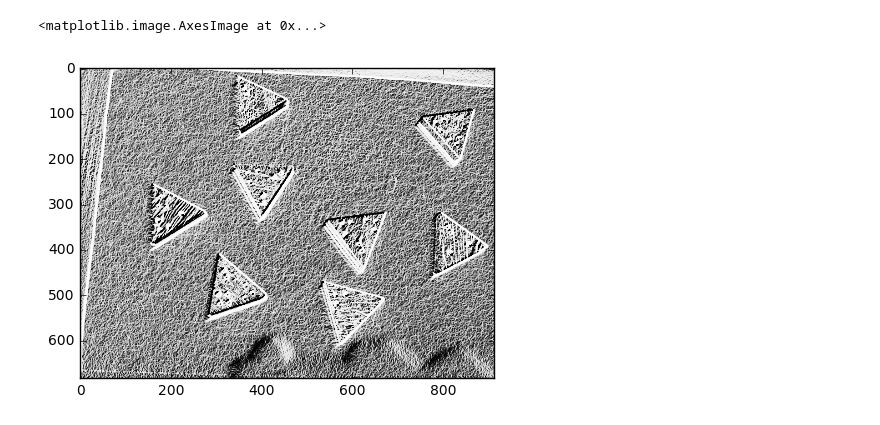
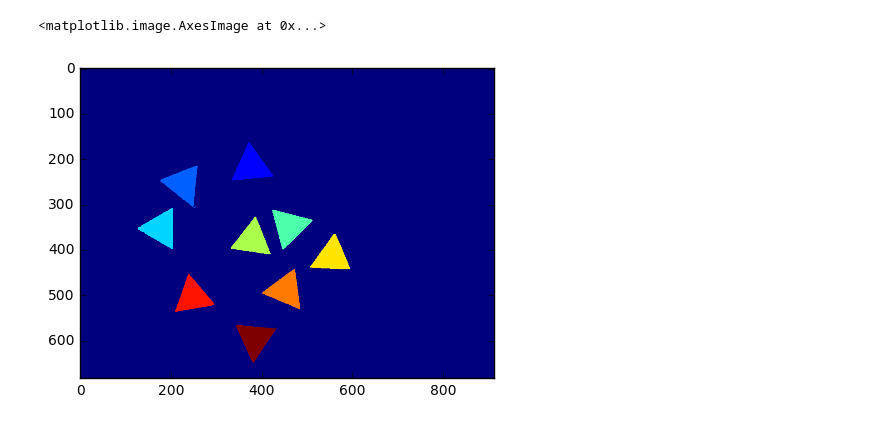
Before and after one commit to etoestja/inf, a Jupyter notebook: mipt/s8/images/1/Images1.ipynb, the cells around one changed output. Cells and saved outputs as stored; diff of their text form; code cells hidden in the pictures.

Commit message:
Update images1

```diff
--- a/mipt/s8/images/1/Images1.ipynb
+++ b/mipt/s8/images/1/Images1.ipynb
@@ -9,7 +10,7 @@ from scipy import ndimage
 # %%
 imc = skimage.io.imread_collection("Pict_2*")
 # %%
-im = imc[1]
+im = imc[0]
 # %%
 plt.imshow(im)
 # %% [output]
@@ -43,0 +27,3 @@ r = skimage.exposure.equalize_hist(r)
+# %%
+im_edges = canny(im_gray / 255.)
+plt.imshow(im_edges, cmap='gray')
@@ -43,0 +33,3 @@ r = skimage.exposure.equalize_hist(r)
+# %%
+im_filled = ndi.binary_fill_holes(im_edges)
+plt.imshow(im_filled, cmap='gray')
@@ -44,5 +39,12 @@ r = skimage.exposure.equalize_hist(r)
+# %%
+labels, _ = ndi.label(im_filled)
+sizes = np.bincount(labels.ravel())
+mask_sizes = sizes > 3000
+mask_sizes[0] = 0
+im_cleaned = mask_sizes[labels]
+labels, idx = ndi.label(im_cleaned)
 # %%
-plt.imshow(r, cmap='gray')
+plt.imshow(labels)
 # %% [output]
 <matplotlib.image.AxesImage at 0x...>
-[figure, old version]
+[figure, new version]
```
Also changed, not shown: parts of 32 cells of this notebook.
